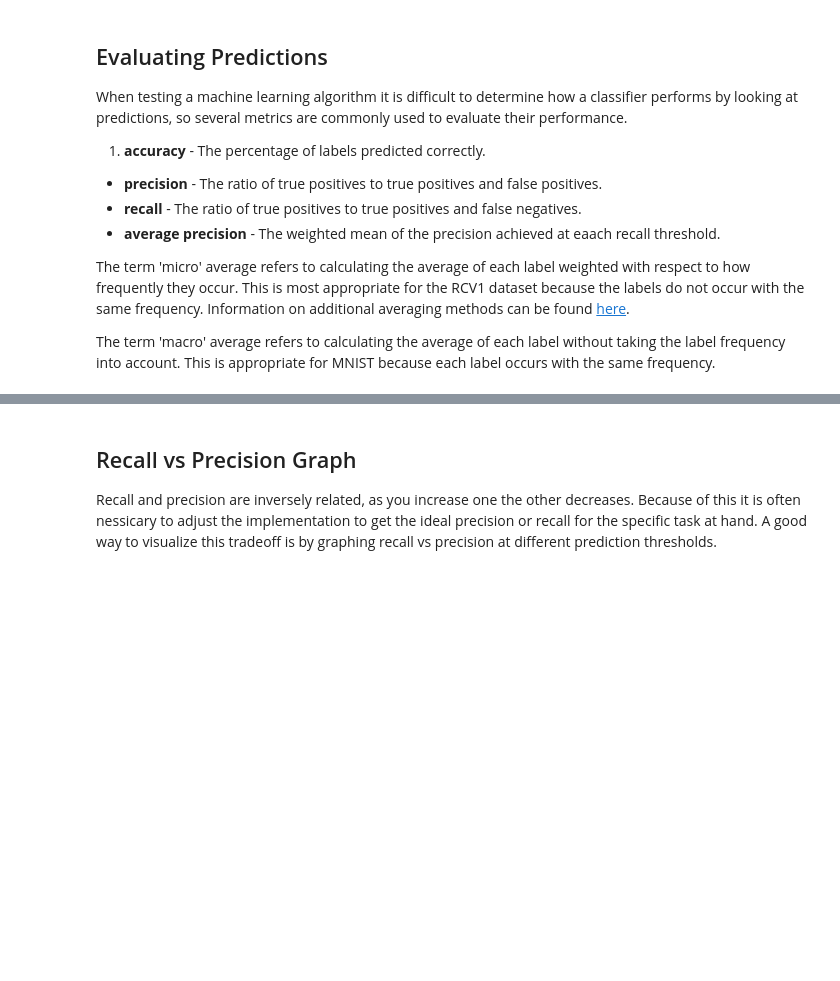
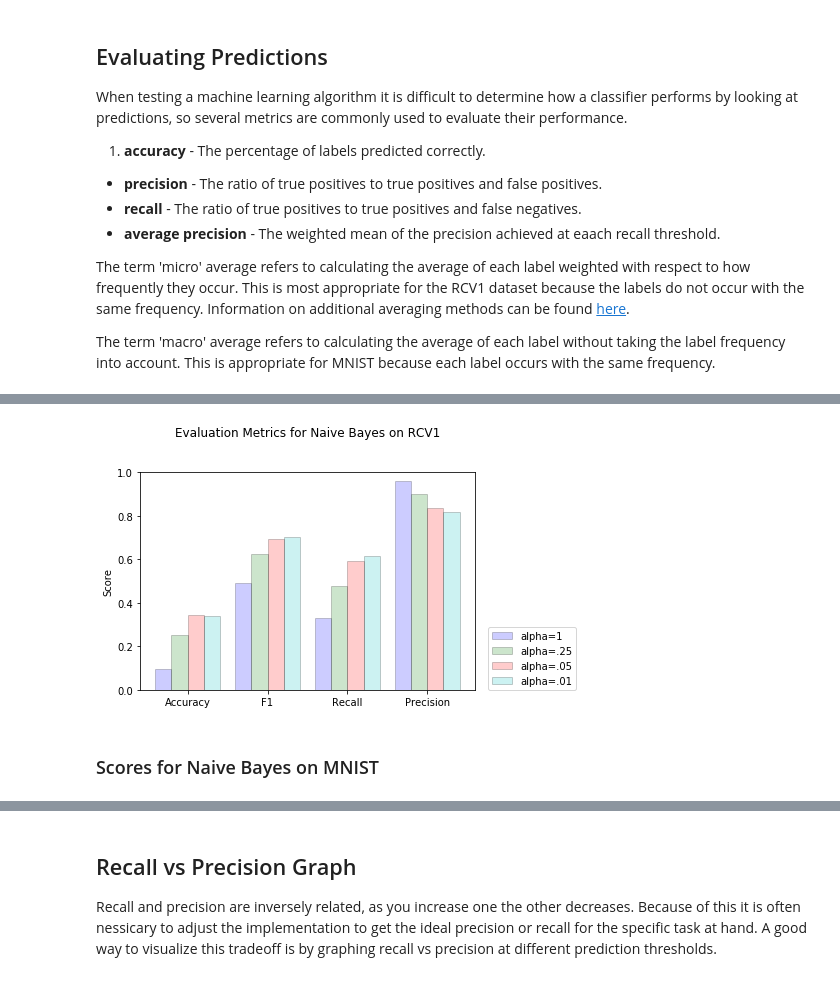
Before and after one commit to ZacCat/Machine-Learning-Notebooks, a Jupyter notebook: classification.ipynb, the cells around one changed output, grey strips where cells are left out. Cells and saved outputs as stored; diff of their text form; code cells hidden in the pictures; blank space fills up the shorter version.

```diff
--- a/classification.ipynb
+++ b/classification.ipynb
@@ -445,47 +464,31 @@ The term 'micro' average refers to calculating the average of each label weighte
 
 The term 'macro' average refers to calculating the average of each label without taking the label frequency into account. This is appropriate for MNIST because each label occurs with the same frequency.
 # %%
-# For scoring methods
 from sklearn.metrics import accuracy_score, average_precision_score, f1_score, precision_score, recall_score
 from scipy.sparse import issparse
 import matplotlib.pyplot as plt
 from numpy import arange, matrix
 
 def get_scores(target, prediction, avg_type):
-    """ Return the accuracy, f1, average precision, recall,
-         and precision of the provided prediction
-
-        Params:
-          target -- a [num_samples, num_labels] matrix of the correct classificiation samples
-          prediction -- a [num_samples, num_labels] matrix of predicted classifications
-
-        Returns a list of scores with the order:
-         [accuracy, f1, average precision, recall, precision]. """
 
     scores = { 'accuracy': accuracy_score(target, prediction),
                'f1' : f1_score(target, prediction, average=avg_type),
                'recall' : recall_score(target, prediction, average=avg_type),
                'precision' : precision_score(target, prediction, average=avg_type) }
 
-    # Check that scores are valid
-    for _, val in scores.items():
-        assert val >= 0.
-        assert val <= 1.
-
     return scores
 
 def graph_scores(scores, keys, title):
 
+    count = len(scores)
     metric = tuple(t.title() for t in scores[0].keys())
     colors=['b', 'g', 'r', 'c', 'm', 'y']
-    bar_width = .22
+    bar_width = .81 / count
     y_vals = arange(len(metric))
 
     for i, score in enumerate(scores):
-        plt.bar(y_vals + (i * bar_width), tuple(score.values()), width=bar_width, align='center', alpha=0.2, color=colors[i], linewidth=1, edgecolor='k')
+        plt.bar(y_vals + bar_width * (i + ((3 - count) / 2)) , tuple(score.values()), width=bar_width, align='center', alpha=0.2, color=colors[i], linewidth=1, edgecolor='k')
 
-#     plt.legend(keys, bbox_to_anchor=(1,0), loc="lower right", ncol=3)
-#     plt.legend(keys, bbox_to_anchor=(0,1.02,1,0.2), loc="lower left",mode="expand", borderaxespad=0, ncol=3)
     plt.legend(keys, bbox_to_anchor=(1.04,0), loc="lower left", borderaxespad=0)
     plt.xticks(y_vals + bar_width, metric)
     plt.ylabel('Score')
@@ -495,13 +498,6 @@ def graph_scores(scores, keys, title):
     plt.show()
 
 def print_scores(scores, avg_type):
-    """ Prints the provided accuracy, f1, average precision, recall,
-         and precision scores
-
-        Params:
-          scores -- a dictionary of scores with the following items:
-                     accuracy, f1, average precision, recall, precision """
-
     print(f'Accuracy: {scores["accuracy"]:0.4f}')
     print(f'{avg_type}-averaged F1: {scores["f1"]:0.4f}')
     print(f'{avg_type} averaged recall: {scores["recall"]:0.4f}')
@@ -548,0 +507,6 @@ Wall time: 26.2 ms
+# %%
+scores_NB = [get_scores(rcv1_test.target, pred, 'micro') for pred in pred_NB]
+
+for title, score in zip(titles_NB, scores_NB):
+    print(f'\n{title}')
+    print_scores(score, 'micro')
@@ -548,0 +531,6 @@ Wall time: 26.2 ms
+# %%
+graph_scores(scores_NB, titles_NB, 'Naive Bayes on RCV1')
+# %% [output]
+[figure, added]
+# %% [markdown]
+### Scores for Naive Bayes on MNIST
```
Also changed, not shown: parts of 95 cells of this notebook.
